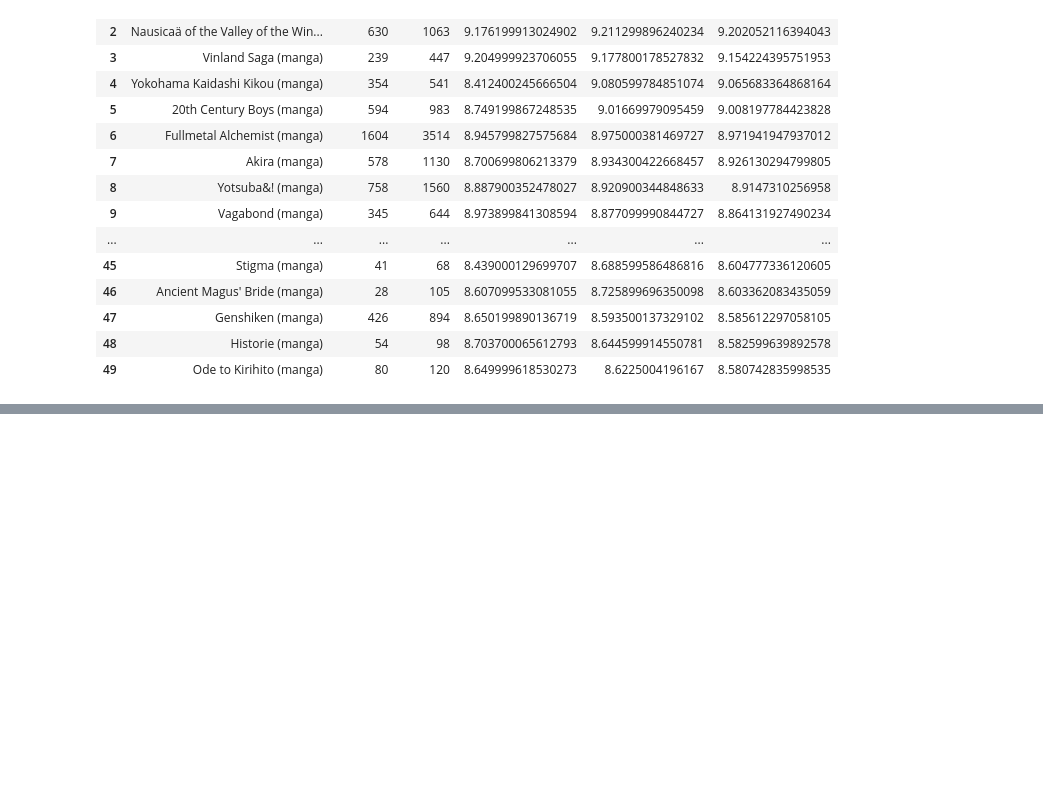
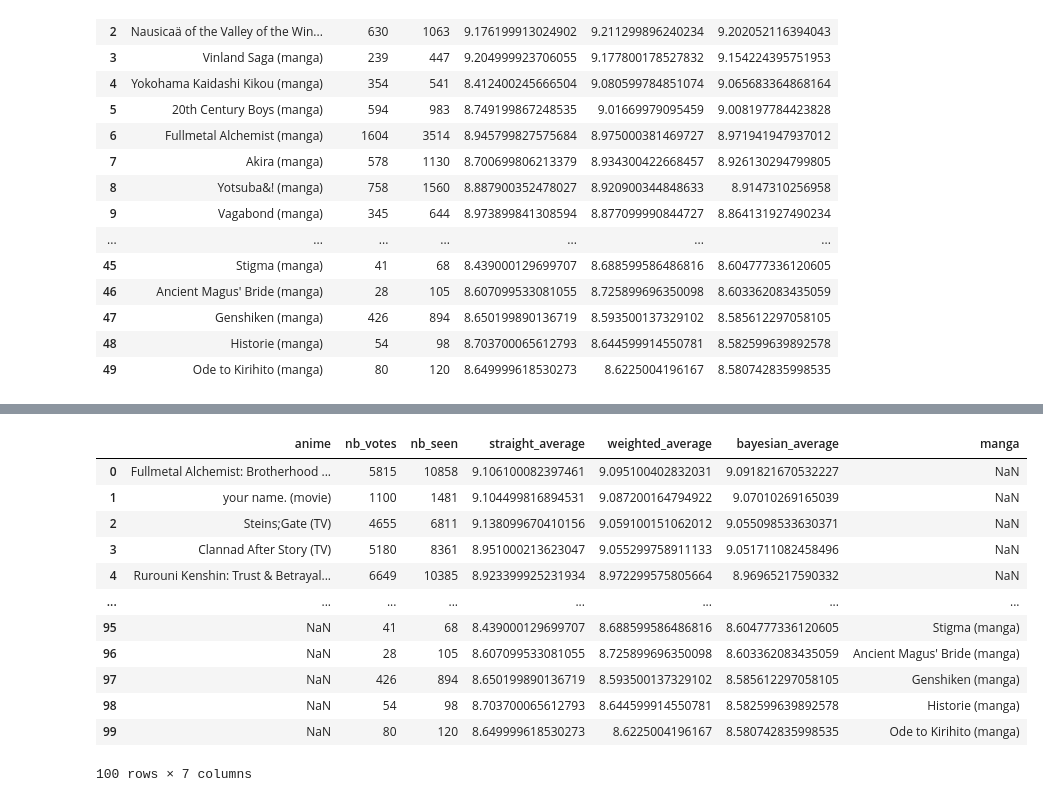
Before and after one commit to BrandonTownsend/ETL_Challenge, a Jupyter notebook: james.ipynb, the cells around one changed output, grey strips where cells are left out. Drawn from its saved outputs; the diff is of its cells as text; code cells hidden in the pictures; blank space fills up the shorter version.

```diff
--- a/james.ipynb
+++ b/james.ipynb
@@ -114,0 +128,17 @@ manga_df
+# %%
+list_df = anime_df.merge(manga_df, how='outer')
+list_df
+# %% [output]
+|  | anime | nb_votes | nb_seen | straight_average | weighted_average | bayesian_average | manga |
+| 0 | Fullmetal Alchemist: Brotherhood ... | 5815 | 10858 | 9.106100082397461 | 9.095100402832031 | 9.091821670532227 | NaN |
+| 1 | your name. (movie) | 1100 | 1481 | 9.104499816894531 | 9.087200164794922 | 9.07010269165039 | NaN |
+| 2 | Steins;Gate (TV) | 4655 | 6811 | 9.138099670410156 | 9.059100151062012 | 9.055098533630371 | NaN |
+| 3 | Clannad After Story (TV) | 5180 | 8361 | 8.951000213623047 | 9.055299758911133 | 9.051711082458496 | NaN |
+| 4 | Rurouni Kenshin: Trust & Betrayal... | 6649 | 10385 | 8.923399925231934 | 8.972299575805664 | 8.96965217590332 | NaN |
+| ... | ... | ... | ... | ... | ... | ... | ... |
+| 95 | NaN | 41 | 68 | 8.439000129699707 | 8.688599586486816 | 8.604777336120605 | Stigma (manga) |
+| 96 | NaN | 28 | 105 | 8.607099533081055 | 8.725899696350098 | 8.603362083435059 | Ancient Magus' Bride (manga) |
+| 97 | NaN | 426 | 894 | 8.650199890136719 | 8.593500137329102 | 8.585612297058105 | Genshiken (manga) |
+| 98 | NaN | 54 | 98 | 8.703700065612793 | 8.644599914550781 | 8.582599639892578 | Historie (manga) |
+| 99 | NaN | 80 | 120 | 8.649999618530273 | 8.6225004196167 | 8.580742835998535 | Ode to Kirihito (manga) |
+100 rows × 7 columns
```
Also changed, not shown: parts of 12 cells of this notebook.
